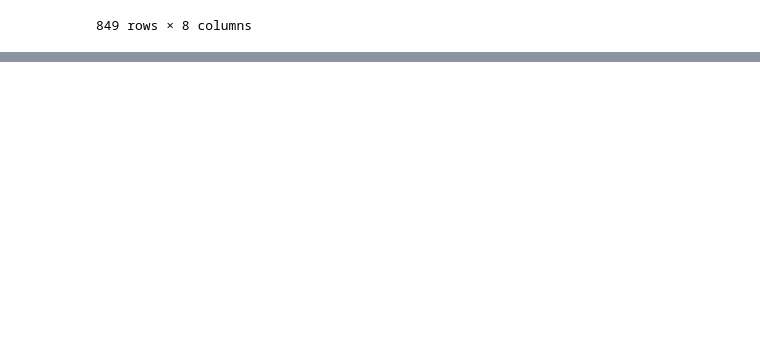
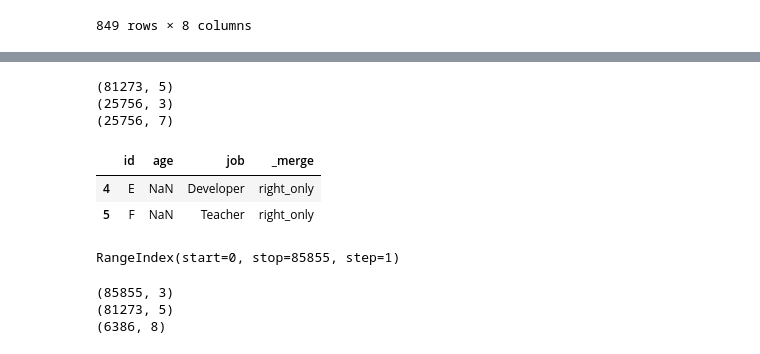
Before and after one commit to DiilaNa/Data_Science_with-Pandas, a Jupyter notebook: Project-2/MerginDataFrames.ipynb, the cells around one changed output, grey strips where cells are left out. Drawn from its saved outputs; the diff is of its cells as text; code cells hidden in the pictures; blank space fills up the shorter version.

Commit message:
Right Join and Exclusive Right Join

```diff
--- a/Project-2/MerginDataFrames.ipynb
+++ b/Project-2/MerginDataFrames.ipynb
@@ -286,0 +302,16 @@ df_movies.merge(df_ratings,on='imdb_title_id',how='outer',indicator=True).query(
+# %%
+# shape
+print(df_movies.shape)
+print(df_rating_sample.shape)
+print(df_movies_right.shape)
+# %% [output]
+(81273, 5)
+(25756, 3)
+(25756, 7)
+# %%
+#----------------Exclusive Right Join(Right join but without common data to left table)-----------------------
+df1.merge(df2,on="id",how="outer",indicator=True).query("_merge=='right_only'")
+# %% [output]
+|  | id | age | job | _merge |
+| 4 | E | NaN | Developer | right_only |
+| 5 | F | NaN | Teacher | right_only |
@@ -286,0 +321,4 @@ df_movies.merge(df_ratings,on='imdb_title_id',how='outer',indicator=True).query(
+# %%
+df_ratings_2.index
+# %% [output]
+RangeIndex(start=0, stop=85855, step=1)
@@ -286,0 +333,9 @@ df_movies.merge(df_ratings,on='imdb_title_id',how='outer',indicator=True).query(
+# %%
+# shape
+print(df_ratings_2.shape)
+print(df_movies.shape)
+print(df_exclusive_right.shape)
+# %% [output]
+(85855, 3)
+(81273, 5)
+(6386, 8)
```
Also changed, not shown: parts of 6 cells of this notebook.
